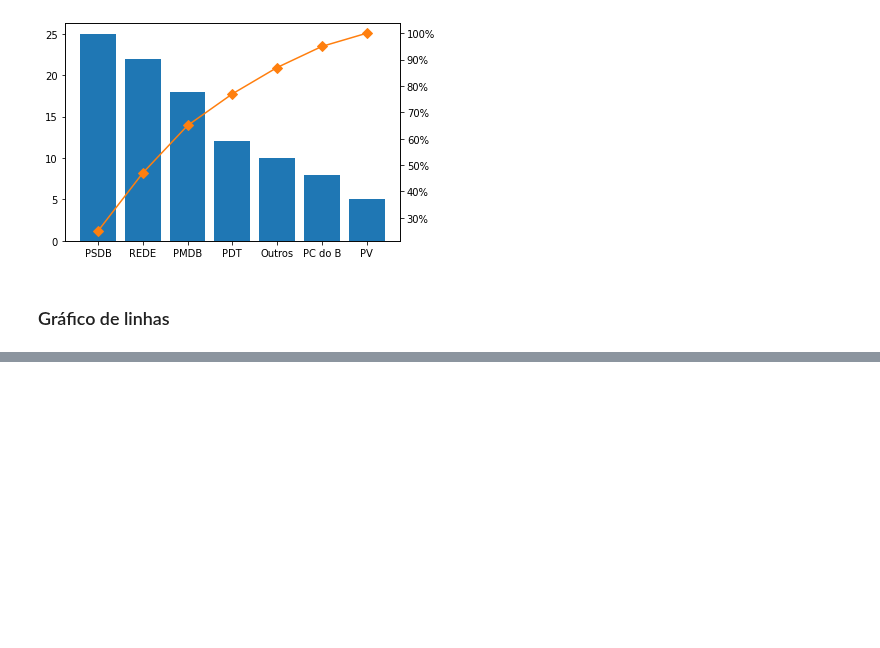
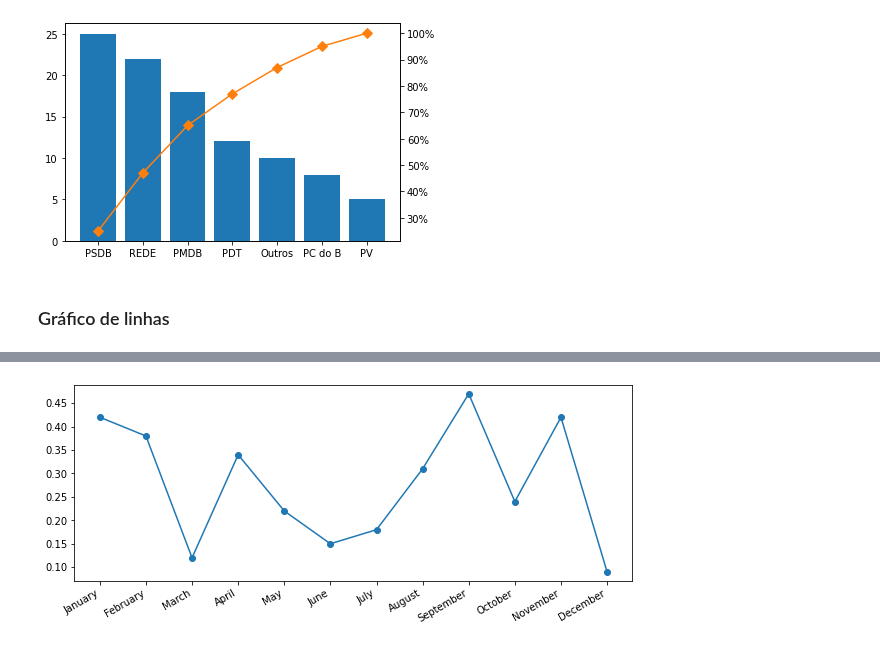
Before and after one commit to jvataidee/ManualdeAnalisedeDadosPython, a Jupyter notebook: cap2_estatistica_descritiva_univariada.ipynb, the cells around one changed output, grey strips where cells are left out. Cells and saved outputs as stored; diff of their text form; code cells hidden in the pictures; blank space fills up the shorter version.

```diff
--- a/cap2_estatistica_descritiva_univariada.ipynb
+++ b/cap2_estatistica_descritiva_univariada.ipynb
@@ -217,3 +217,19 @@ plt.show()
 [figure]
 # %% [markdown]
 ### Gráfico de linhas
+# %%
+dados = pd.DataFrame([["January", 0.42],
+                      ["February", 0.38],
+                      ["March", 0.12],
+                      ["April", 0.34],
+                      ["May", 0.22],
+                      ["June", 0.15],
+                      ["July", 0.18],
+                      ["August", 0.31],
+                      ["September", 0.47],
+                      ["October", 0.24],
+                      ["November", 0.42],
+                      ["December", 0.09]])
+
+dados.columns = ["Mês", "Perdas"]
+dados
@@ -219,0 +250,8 @@ plt.show()
+# %%
+#Gráfico de linhas
+fig, ax = plt.subplots(figsize = (10,4))
+ax.plot(dados["Mês"],dados["Perdas"], marker = 'o')
+ax.figure.autofmt_xdate()
+plt.show()
+# %% [output]
+[figure, added]
```
Also changed, not shown: parts of 5 cells of this notebook.
